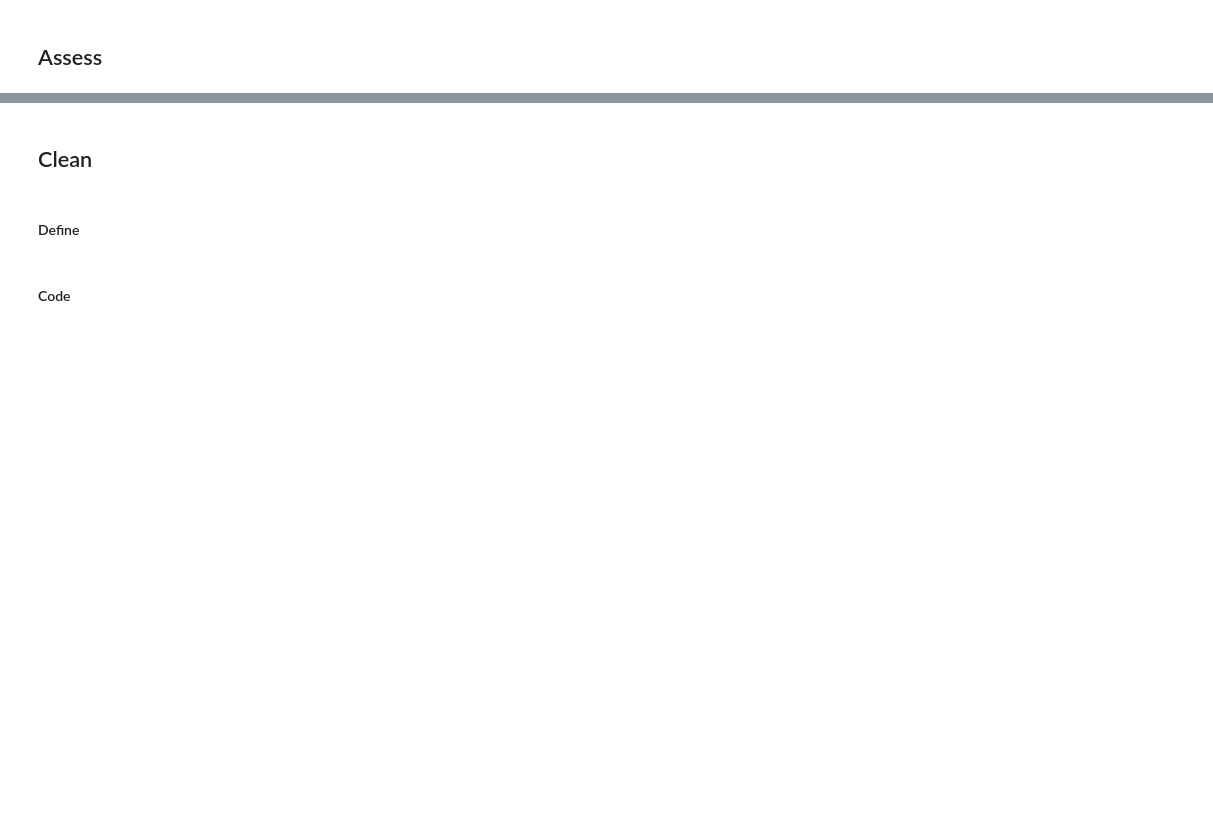
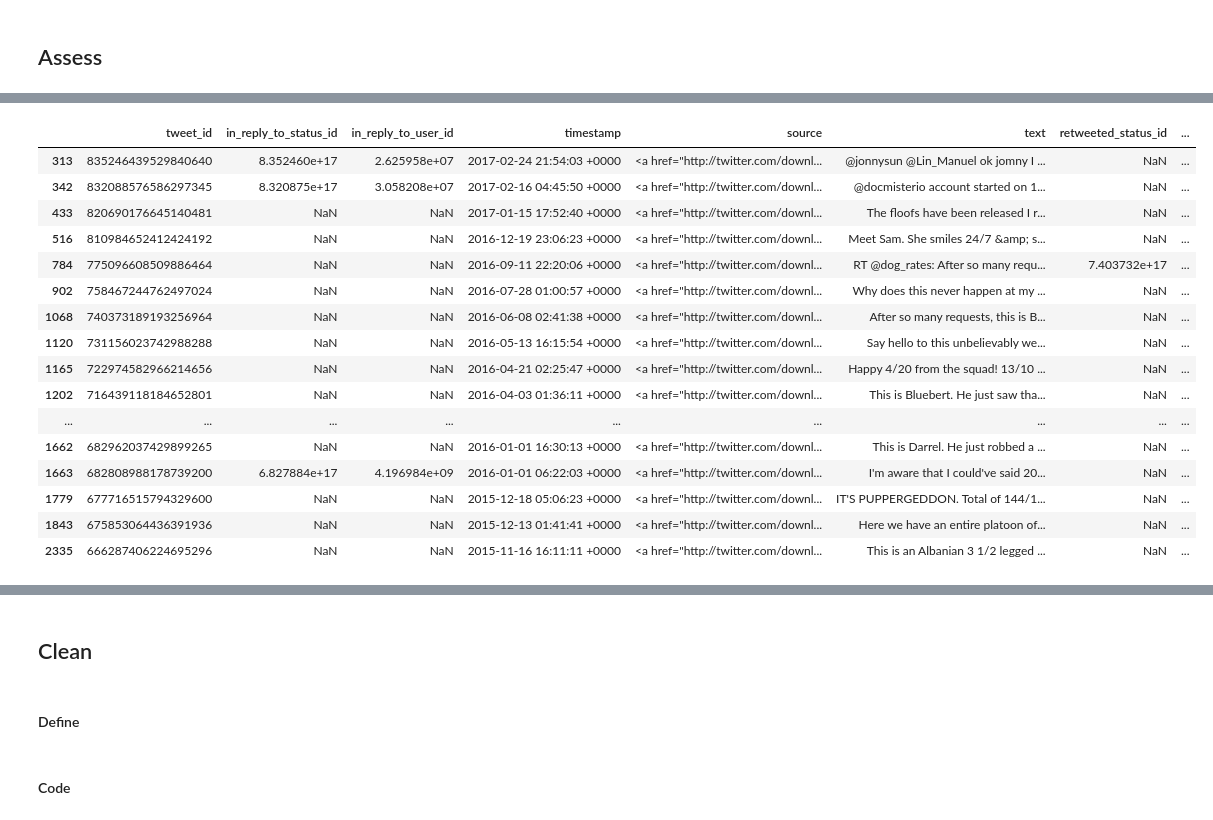
Before and after one commit to iRowebot/Wrangling-Analysis-Visualization-WeRateDogs-Tweets, a Jupyter notebook: wrangle_act.ipynb, the cells around one changed output, grey strips where cells are left out. Drawn from its saved outputs; the diff is of its cells as text; code cells hidden in the pictures; blank space fills up the shorter version.

```diff
--- a/wrangle_act.ipynb
+++ b/wrangle_act.ipynb
@@ -25,7 +26,7 @@ api = tweepy.API(auth)
 # %% [markdown]
 ##### WeRateDogs Twitter Archive
 # %%
-twitter_archive_enhanced = pd.read_csv('twitter-archive-enhanced.csv')
+df_twitter_archive = pd.read_csv('twitter-archive-enhanced.csv')
 # %% [markdown]
 ##### Neural Network Image Predictions downloaded from Udacity's servers
 # %%
@@ -40,0 +165,23 @@ image_predictions.head()
+# %%
+# 23 tweets have denominators not matching the standard rating system. Some tweets have multiple fractions or dates throwing
+    # off the rating columns. Other tweets have ratings for multiple dogs in one fraction.
+with pd.option_context('display.max_colwidth', -1):
+    display(df_twitter_archive[df_twitter_archive.rating_denominator != 10])
+# %% [output]
+|  | tweet_id | in_reply_to_status_id | in_reply_to_user_id | timestamp | source | text | retweeted_status_id | ... |
+| 313 | 835246439529840640 | 8.352460e+17 | 2.625958e+07 | 2017-02-24 21:54:03 +0000 | <a href="http://twitter.com/downl... | @jonnysun @Lin_Manuel ok jomny I ... | NaN | ... |
+| 342 | 832088576586297345 | 8.320875e+17 | 3.058208e+07 | 2017-02-16 04:45:50 +0000 | <a href="http://twitter.com/downl... | @docmisterio account started on 1... | NaN | ... |
+| 433 | 820690176645140481 | NaN | NaN | 2017-01-15 17:52:40 +0000 | <a href="http://twitter.com/downl... | The floofs have been released I r... | NaN | ... |
+| 516 | 810984652412424192 | NaN | NaN | 2016-12-19 23:06:23 +0000 | <a href="http://twitter.com/downl... | Meet Sam. She smiles 24/7 &amp; s... | NaN | ... |
+| 784 | 775096608509886464 | NaN | NaN | 2016-09-11 22:20:06 +0000 | <a href="http://twitter.com/downl... | RT @dog_rates: After so many requ... | 7.403732e+17 | ... |
+| 902 | 758467244762497024 | NaN | NaN | 2016-07-28 01:00:57 +0000 | <a href="http://twitter.com/downl... | Why does this never happen at my ... | NaN | ... |
+| 1068 | 740373189193256964 | NaN | NaN | 2016-06-08 02:41:38 +0000 | <a href="http://twitter.com/downl... | After so many requests, this is B... | NaN | ... |
+| 1120 | 731156023742988288 | NaN | NaN | 2016-05-13 16:15:54 +0000 | <a href="http://twitter.com/downl... | Say hello to this unbelievably we... | NaN | ... |
+| 1165 | 722974582966214656 | NaN | NaN | 2016-04-21 02:25:47 +0000 | <a href="http://twitter.com/downl... | Happy 4/20 from the squad! 13/10 ... | NaN | ... |
+| 1202 | 716439118184652801 | NaN | NaN | 2016-04-03 01:36:11 +0000 | <a href="http://twitter.com/downl... | This is Bluebert. He just saw tha... | NaN | ... |
+| ... | ... | ... | ... | ... | ... | ... | ... | ... |
+| 1662 | 682962037429899265 | NaN | NaN | 2016-01-01 16:30:13 +0000 | <a href="http://twitter.com/downl... | This is Darrel. He just robbed a ... | NaN | ... |
+| 1663 | 682808988178739200 | 6.827884e+17 | 4.196984e+09 | 2016-01-01 06:22:03 +0000 | <a href="http://twitter.com/downl... | I'm aware that I could've said 20... | NaN | ... |
+| 1779 | 677716515794329600 | NaN | NaN | 2015-12-18 05:06:23 +0000 | <a href="http://twitter.com/downl... | IT'S PUPPERGEDDON. Total of 144/1... | NaN | ... |
+| 1843 | 675853064436391936 | NaN | NaN | 2015-12-13 01:41:41 +0000 | <a href="http://twitter.com/downl... | Here we have an entire platoon of... | NaN | ... |
+| 2335 | 666287406224695296 | NaN | NaN | 2015-11-16 16:11:11 +0000 | <a href="http://twitter.com/downl... | This is an Albanian 3 1/2 legged ... | NaN | ... |
```
Also changed, not shown: parts of 21 cells of this notebook, 2 other files.
